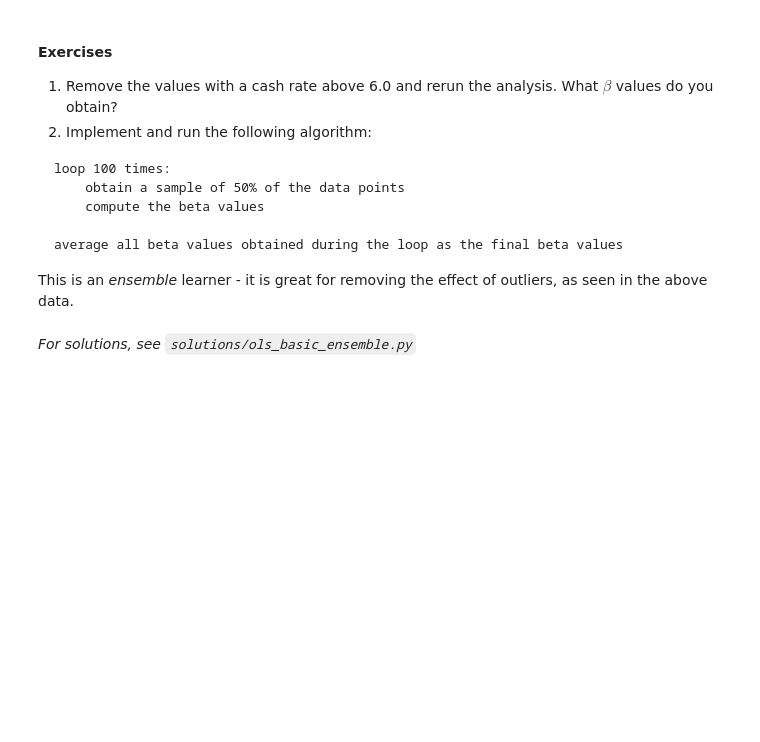
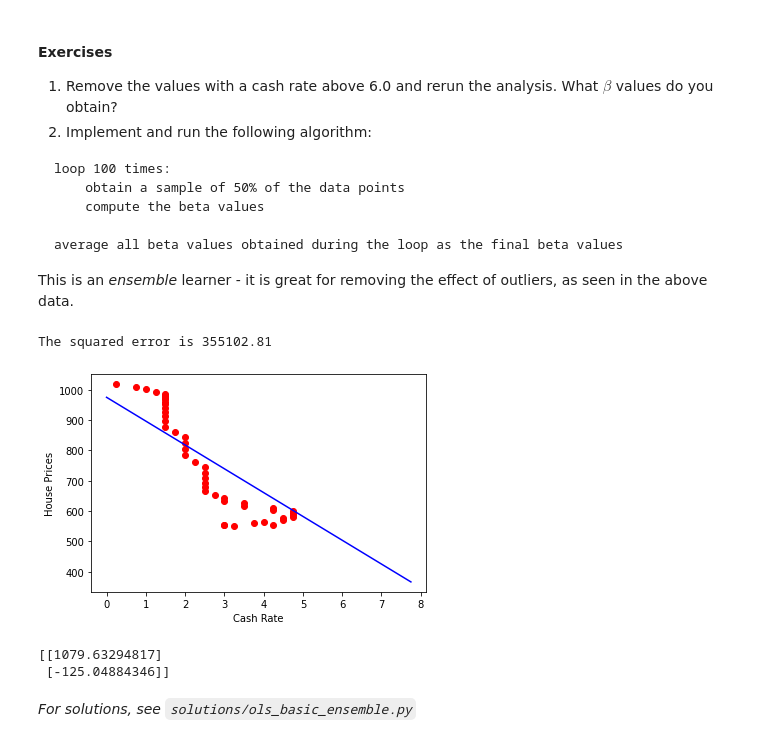
Before and after one commit to PythonCharmers/QuantFinance, a Jupyter notebook: notebooks/Module 1.3.1 - Ordinary Least Squares.ipynb, the cells around one changed output. Drawn from its saved outputs; the diff is of its cells as text; code cells hidden in the pictures; blank space fills up the shorter version.

Commit message:
Module 1.3.1 - Ordinary Least Squares: Exercises

````diff
--- a/notebooks/Module 1.3.1 - Ordinary Least Squares.ipynb
+++ b/notebooks/Module 1.3.1 - Ordinary Least Squares.ipynb
@@ -223,5 +258,54 @@ average all beta values obtained during the loop as the final beta values
 ```
 
 This is an *ensemble* learner - it is great for removing the effect of outliers, as seen in the above data.
+# %%
+keep = cash_rate < 6
+cash_rate = cash_rate[keep]
+house_prices = house_prices[keep]
+
+plt.plot(cash_rate, house_prices, 'ro')
+plt.xlabel("Cash Rate")
+plt.ylabel("House Prices")
+
+# Here we create x values for "each hour of study" so we can plot the results
+x_model = np.arange(0, 8, 0.25)
+y_model = x_model * beta[1] + beta[0]  # Use our learned model to fit the line of best fit.
+
+plt.plot(x_model, y_model, 'b-')
+predicted_prices = cash_rate * beta[1] + beta[0]
+squared_error = np.sum((predicted_prices - house_prices) ** 2)
+print("The squared error is {:.2f}".format(squared_error))
+# %% [output]
+The squared error is 355102.81
+[figure, added]
+# %%
+# Question 2
+
+# Store parameter versions here
+models = []
+
+n = len(cash_rate)
+
+for i in range(100):
+
+    # Choose random indexes
+    # replace=True is better statistically, we will come back to it later on...
+    random_indexes = np.random.choice(np.arange(n), size=int(n/2), replace=True)
+    cash_rate_sample = cash_rate[random_indexes]
+    house_prices_sample = house_prices[random_indexes]
+
+    ones_sample = np.ones((len(cash_rate_sample)))
+    X_sample = np.vstack([ones_sample, cash_rate_sample]).T
+
+    Y_sample = house_prices_sample.reshape((len(house_prices_sample), 1))
+
+    beta_sample = np.linalg.inv(X_sample.T.dot(X_sample)).dot(X_sample.T.dot(Y_sample))
+    models.append(beta_sample)
+# Average all parameters
+final_model = np.mean(models, axis=0)
+print(final_model)
+# %% [output]
+[[1079.63294817]
+ [-125.04884346]]
 # %% [markdown]
 *For solutions, see `solutions/ols_basic_ensemble.py`*
````
Also changed, not shown: parts of 4 cells of this notebook.
